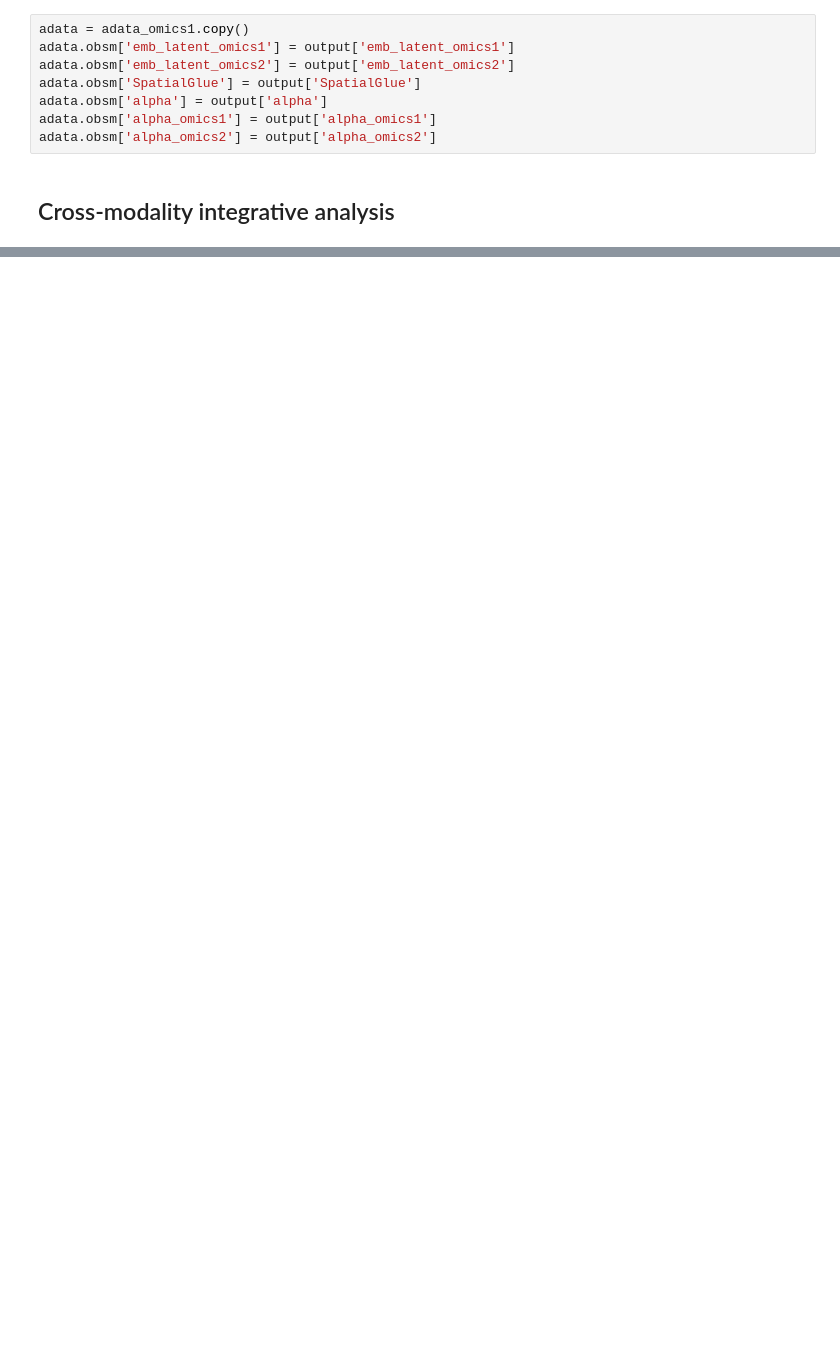
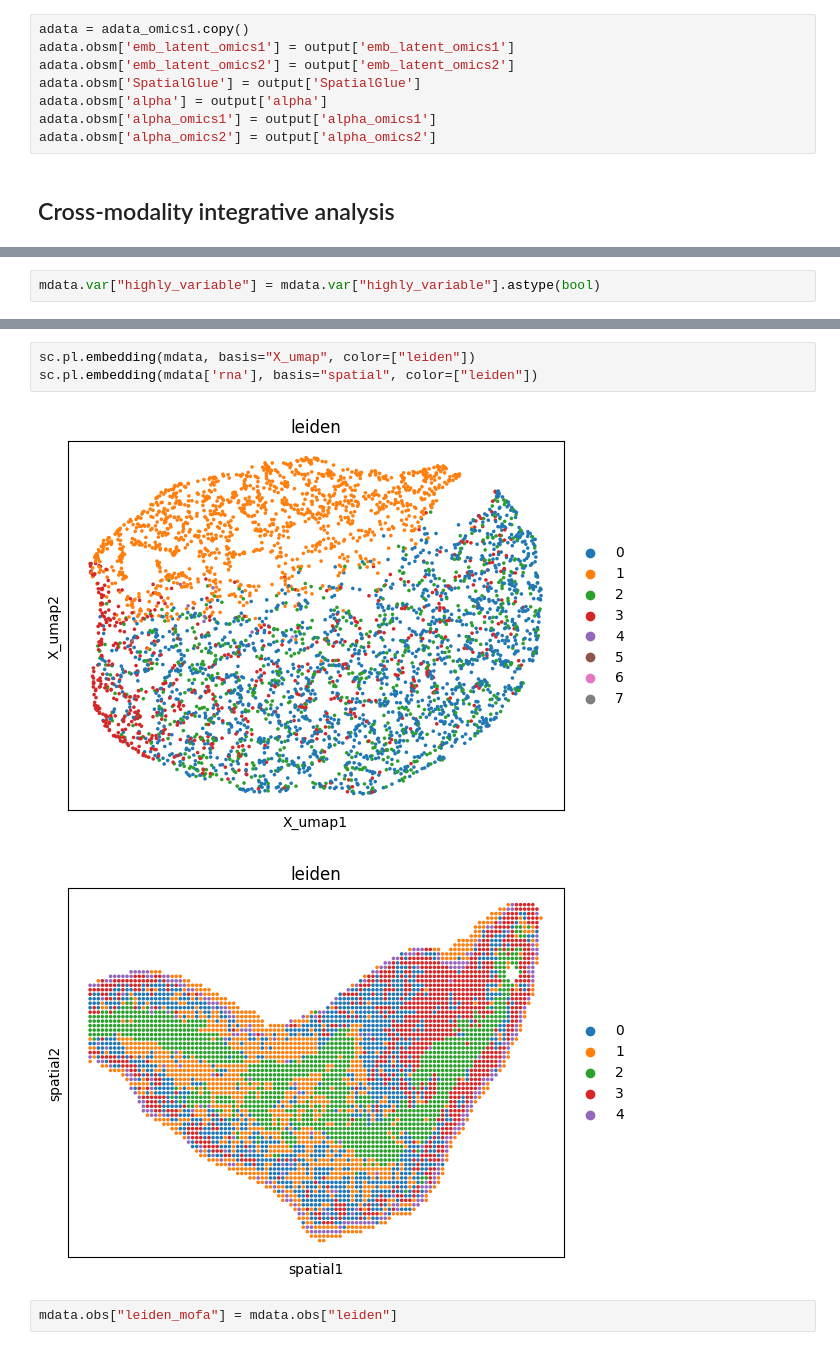
Before and after one commit to cb11711211/sc_st_attention_integration, a Jupyter notebook: GSPI/model_benchmark.ipynb, the cells around one changed output, grey strips where cells are left out. Saved outputs shown, nothing was run; the diff lists cells and outputs as text; blank space fills up the shorter version.

```diff
--- a/GSPI/model_benchmark.ipynb
+++ b/GSPI/model_benchmark.ipynb
@@ -228,0 +220,2 @@ plt.tight_layout(w_pad=0.05)
+# %%
+mdata.var["highly_variable"] = mdata.var["highly_variable"].astype(bool)
@@ -228,0 +244,8 @@ plt.tight_layout(w_pad=0.05)
+# %%
+sc.pl.embedding(mdata, basis="X_umap", color=["leiden"])
+sc.pl.embedding(mdata['rna'], basis="spatial", color=["leiden"])
+# %% [output]
+[figure, added]
+[figure, added]
+# %%
+mdata.obs["leiden_mofa"] = mdata.obs["leiden"]
```
Also changed, not shown: parts of 71 cells of this notebook, 4 other files.
